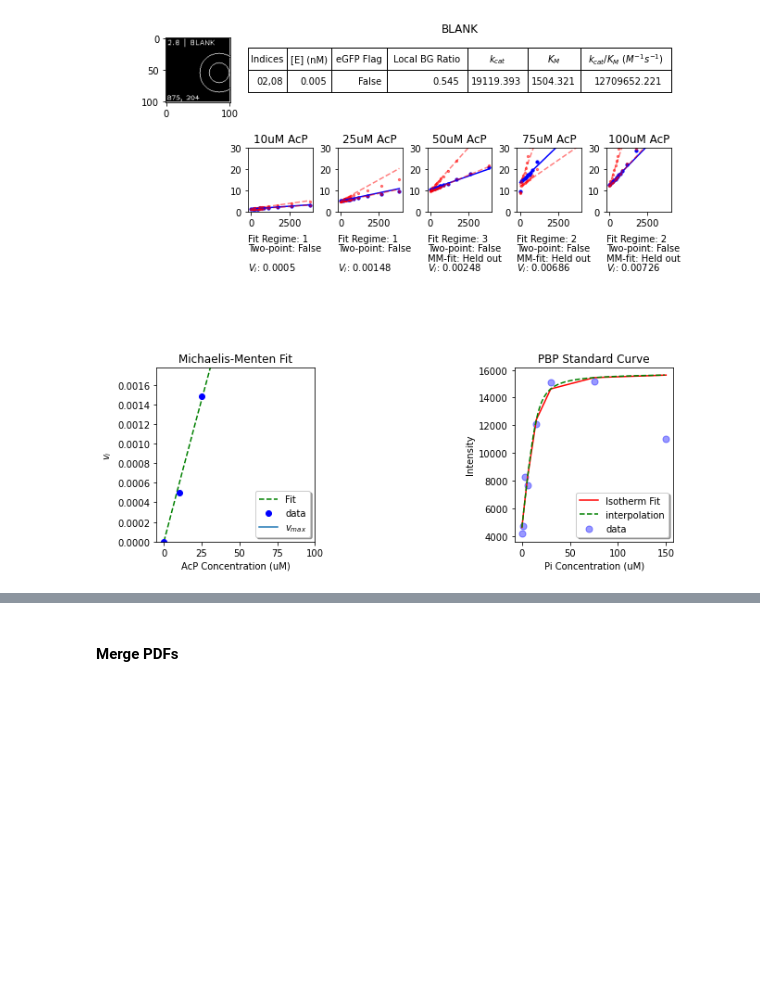
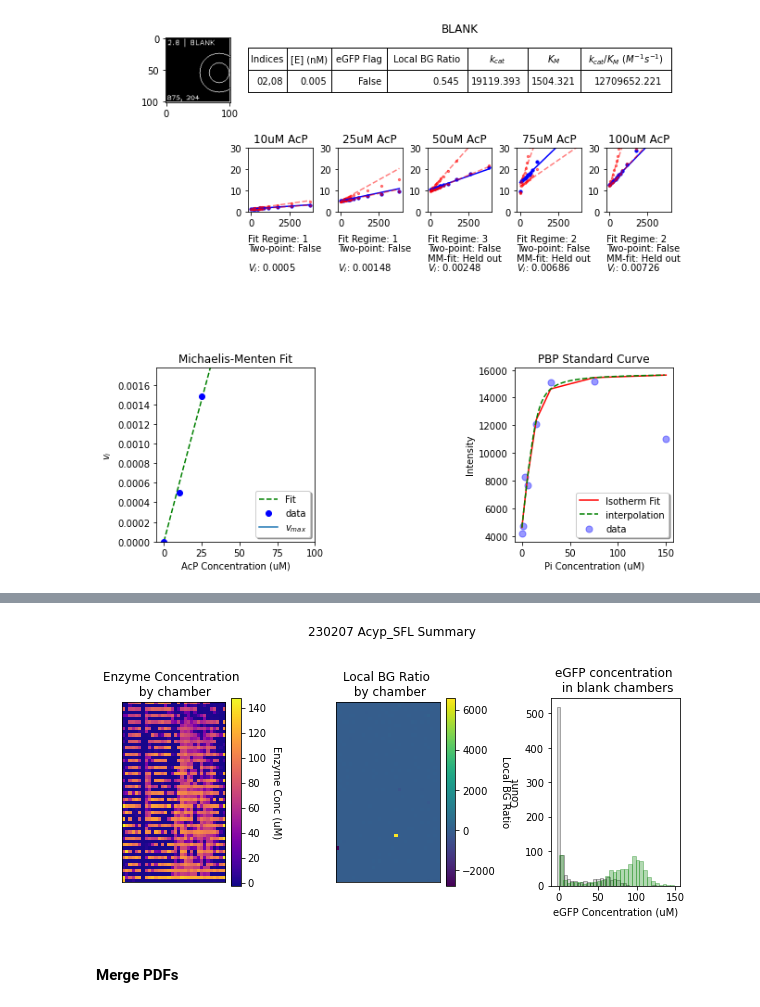
Before and after one commit to FordyceLab/htmek-workup, a Jupyter notebook: experiment_processing.ipynb, the cells around one changed output, grey strips where cells are left out. Cells and saved outputs as stored; diff of their text form; code cells hidden in the pictures; blank space fills up the shorter version.

```diff
--- a/experiment_processing.ipynb
+++ b/experiment_processing.ipynb
@@ -632,0 +179,3 @@ See the caveats in the documentation: https://pandas.pydata.org/pandas-docs/stab
+# %%
+squeeze_mm, sq_merged = processing.calculate_local_bg_ratio(squeeze_mm, sq_merged, device_rows=device_rows, exclude_concs=[100, 75])
+squeeze_mm.head(5)
@@ -974,3 +550,7 @@ KeyboardInterrupt:
+# %%
+processing.plot_chip_summary(squeeze_mm=squeeze_mm, sq_merged=sq_merged, squeeze_standards=squeeze_standards, squeeze_kinetics=squeeze_kinetics, button_stamps=button_stamps, device_columns=device_columns, device_rows=device_rows, export_path_root=export_path_root, experimental_day=experimental_day, experiment_name=experiment_name, exclude_concs=[])
+# %% [output]
+[figure, added]
 # %% [markdown]
 #### Merge PDFs
 # %%
```
Also changed, not shown: parts of 34 cells of this notebook, 2 other files.
